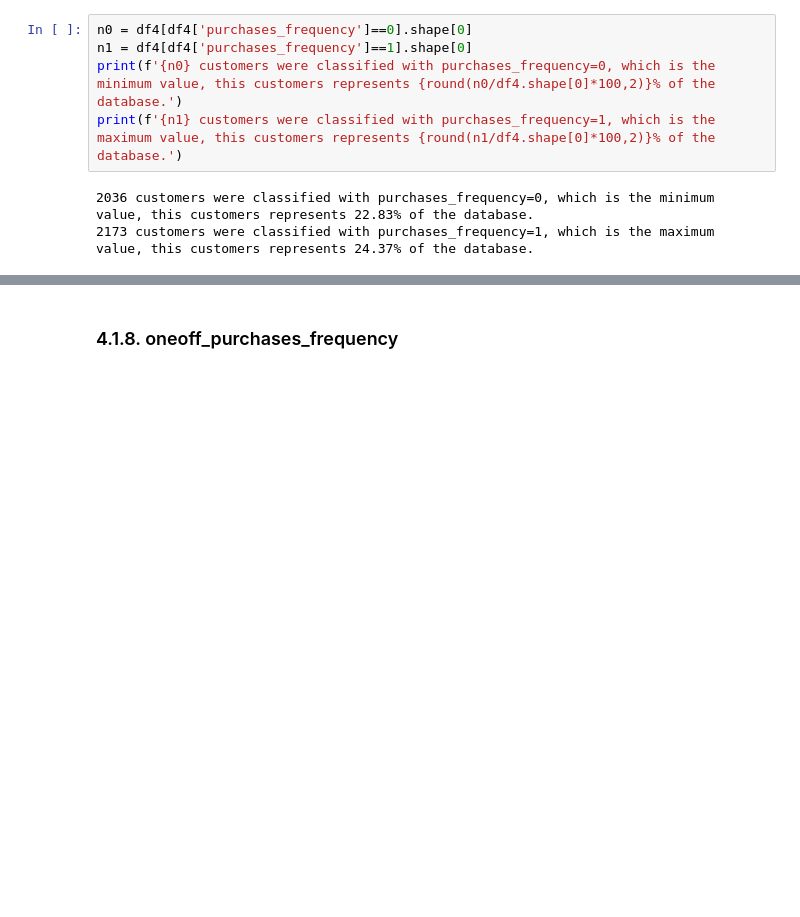
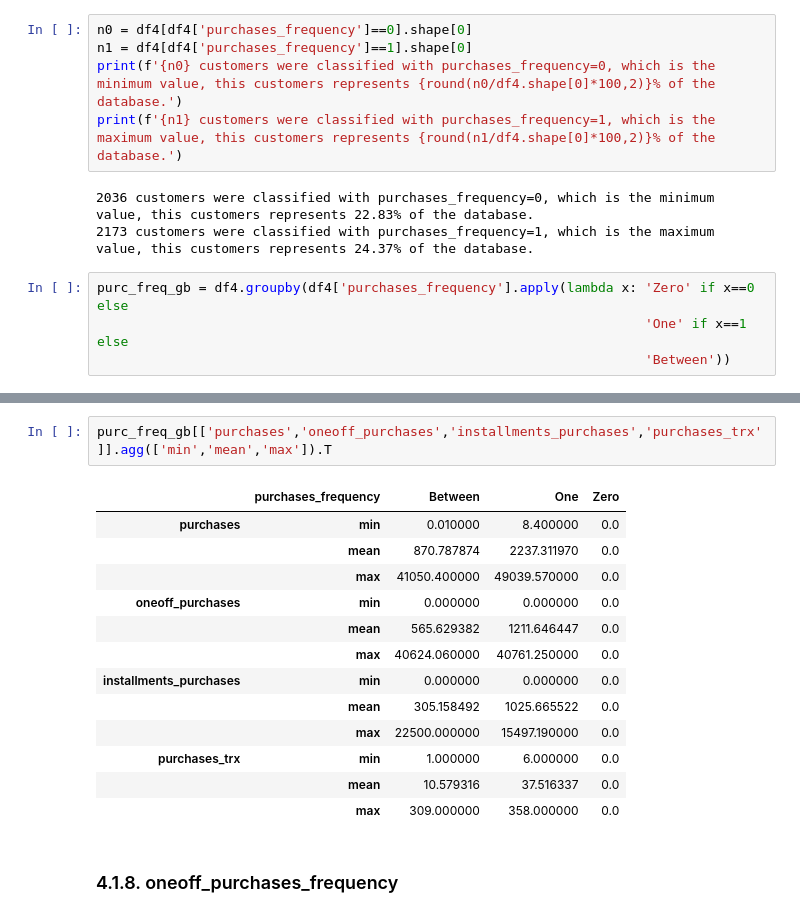
Before and after one commit to Matheus-Homem/international_bank_marketing, a Jupyter notebook: notebooks/c6_clustering_models.ipynb, the cells around one changed output, grey strips where cells are left out. Cells and saved outputs as stored; diff of their text form; blank space fills up the shorter version.

```diff
--- a/notebooks/c6_clustering_models.ipynb
+++ b/notebooks/c6_clustering_models.ipynb
@@ -586,3 +586,7 @@ print(f'{n1} customers were classified with purchases_frequency=1, which is the
 # %% [output]
 2036 customers were classified with purchases_frequency=0, which is the minimum value, this customers represents 22.83% of the database.
 2173 customers were classified with purchases_frequency=1, which is the maximum value, this customers represents 24.37% of the database.
+# %%
+purc_freq_gb = df4.groupby(df4['purchases_frequency'].apply(lambda x: 'Zero' if x==0 else
+                                                                      'One' if x==1 else
+                                                                      'Between'))
@@ -589,2 +606,18 @@ print(f'{n1} customers were classified with purchases_frequency=1, which is the
+# %%
+purc_freq_gb[['purchases','oneoff_purchases','installments_purchases','purchases_trx']].agg(['min','mean','max']).T
+# %% [output]
+|  | purchases_frequency | Between | One | Zero |
+| purchases | min | 0.010000 | 8.400000 | 0.0 |
+|  | mean | 870.787874 | 2237.311970 | 0.0 |
+|  | max | 41050.400000 | 49039.570000 | 0.0 |
+| oneoff_purchases | min | 0.000000 | 0.000000 | 0.0 |
+|  | mean | 565.629382 | 1211.646447 | 0.0 |
+|  | max | 40624.060000 | 40761.250000 | 0.0 |
+| installments_purchases | min | 0.000000 | 0.000000 | 0.0 |
+|  | mean | 305.158492 | 1025.665522 | 0.0 |
+|  | max | 22500.000000 | 15497.190000 | 0.0 |
+| purchases_trx | min | 1.000000 | 6.000000 | 0.0 |
+|  | mean | 10.579316 | 37.516337 | 0.0 |
+|  | max | 309.000000 | 358.000000 | 0.0 |
 # %% [markdown]
 ### 4.1.8. oneoff_purchases_frequency
```
Also changed, not shown: parts of 35 cells of this notebook.
